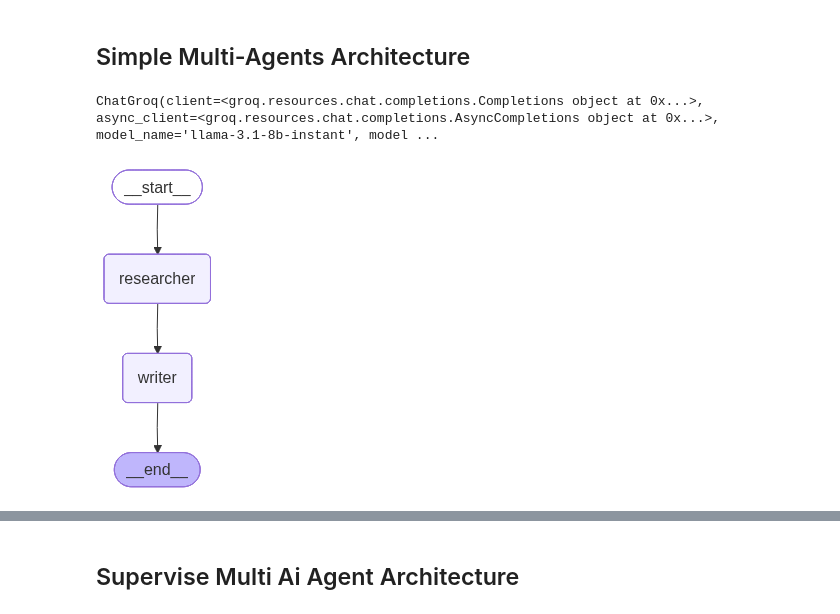
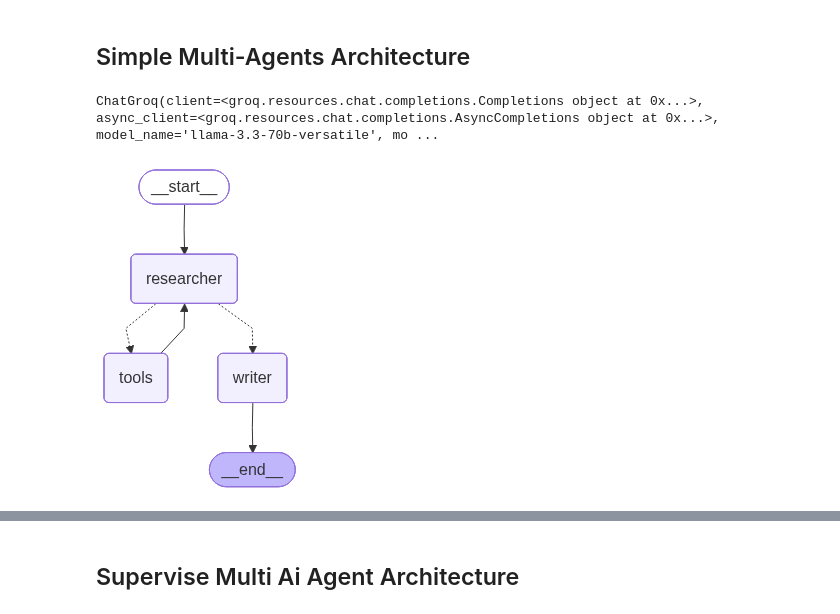
Before and after one commit to AbhiGupta1310/Langgraph, a Jupyter notebook: Agents/multiaiagent.ipynb, the cells around one changed output, grey strips where cells are left out. Drawn from its saved outputs; the diff is of its cells as text; code cells hidden in the pictures.

```diff
--- a/Agents/multiaiagent.ipynb
+++ b/Agents/multiaiagent.ipynb
@@ -43,10 +36,10 @@ def write_summary(content: str) -> str:
 # %%
 from langchain.chat_models import init_chat_model
 
-llm=init_chat_model("groq:llama-3.1-8b-instant")
+llm=init_chat_model("groq:llama-3.3-70b-versatile")
 llm
 # %% [output]
-ChatGroq(client=<groq.resources.chat.completions.Completions object at 0x...>, async_client=<groq.resources.chat.completions.AsyncCompletions object at 0x...>, model_name='llama-3.1-8b-instant', model ...
+ChatGroq(client=<groq.resources.chat.completions.Completions object at 0x...>, async_client=<groq.resources.chat.completions.AsyncCompletions object at 0x...>, model_name='llama-3.3-70b-versatile', mo ...
 # %%
 # Define agent functions (simpler approach)
 def researcher_agent(state: AgentState):
@@ -72,10 +65,16 @@ def writer_agent(state: AgentState):
 
     messages = state["messages"]
 
-    # Add system message
-    system_msg = SystemMessage(content="You are a technical writer. Review the conversation and create a clear, concise summary of the findings.")
+    # Be more explicit about what the writer should do
+    system_msg = SystemMessage(
+        content="""You are a technical writer. You are receiving a conversation
+        between a researcher and their tools. Your job is to take ALL the research
+        findings and create a well-structured, polished summary report.
 
-    # Simple completion without tools
+        IMPORTANT: You MUST write a complete report. Do not say the work is already done.
+        Format it with clear sections, bullet points, and key takeaways."""
+    )
+
     response = llm.invoke([system_msg] + messages)
 
     return {
@@ -101,18 +84,25 @@ def execute_tools(state: AgentState):
 # %%
-# Build graph
-workflow = StateGraph(MessagesState)
-
-# Add nodes
+workflow = StateGraph(AgentState)
 workflow.add_node("researcher", researcher_agent)
+workflow.add_node("tools", ToolNode([search_web]))
 workflow.add_node("writer", writer_agent)
 
-# Define flow
+def route_after_researcher(state):
+    last_msg = state["messages"][-1]
+    if hasattr(last_msg, "tool_calls") and last_msg.tool_calls:
+        return "tools"
+    return "writer"
+
 workflow.set_entry_point("researcher")
-workflow.add_edge("researcher", "writer")
+workflow.add_conditional_edges("researcher", route_after_researcher, {
+    "tools": "tools",      # ← This is the path map
+    "writer": "writer"
+})
+
+workflow.add_edge("tools", "researcher")
 workflow.add_edge("writer", END)
-final_workflow=workflow.compile()
-
+final_workflow = workflow.compile()
 final_workflow
 # %% [output]
-[figure, old version]
+[figure, new version]
 # %%
```
Also changed, not shown: parts of 11 cells of this notebook.
